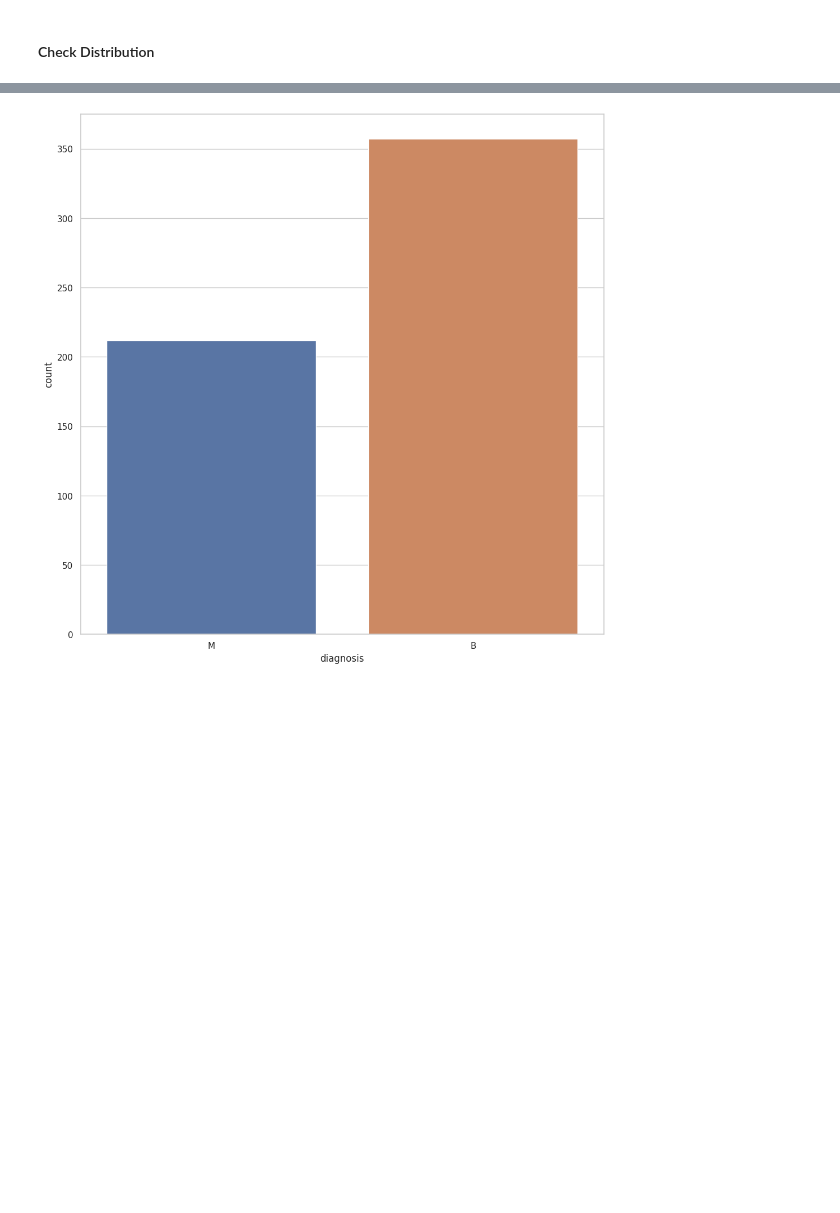
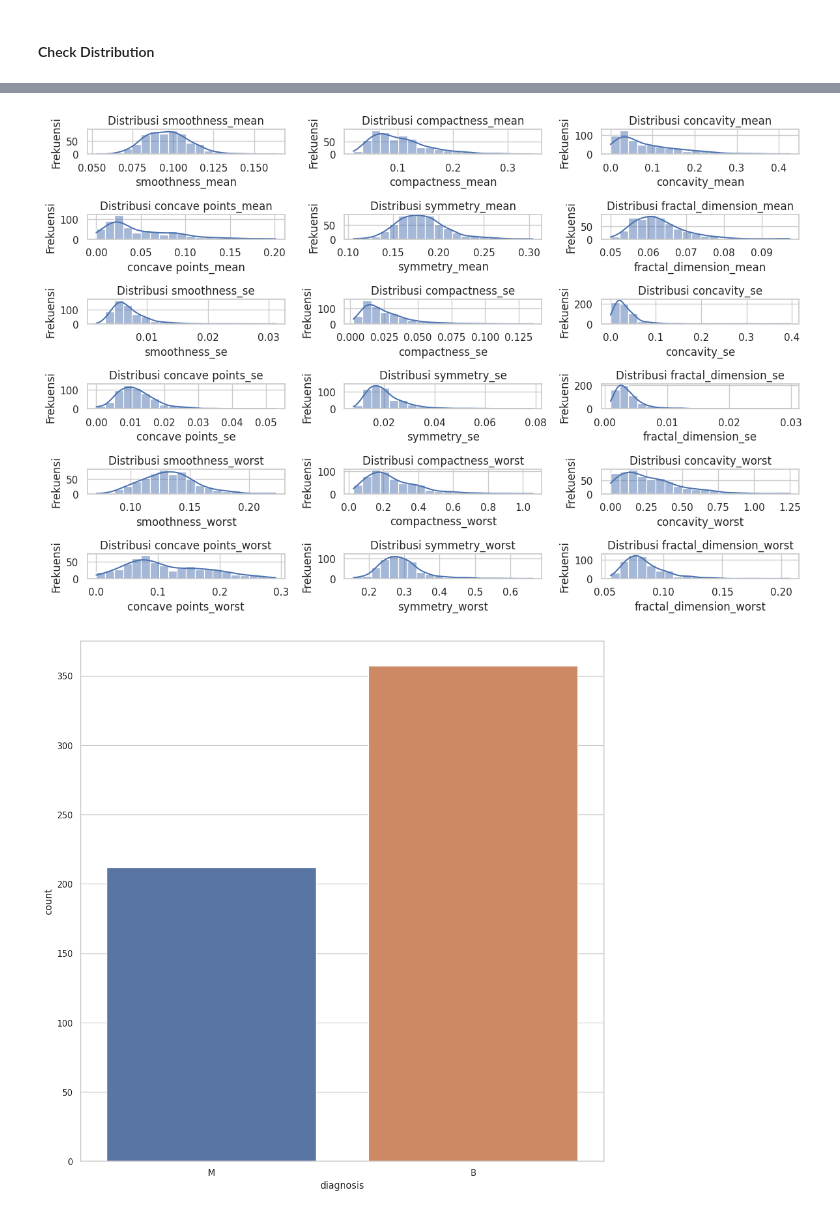
Before and after one commit to rizalarb/portfolio, a Jupyter notebook: M5_ml_cancer.ipynb, the cells around one changed output, grey strips where cells are left out. Cells and saved outputs as stored; diff of their text form; code cells hidden in the pictures; blank space fills up the shorter version.

```diff
--- a/M5_ml_cancer.ipynb
+++ b/M5_ml_cancer.ipynb
@@ -146,2 +171,20 @@ plt.show()
+# %%
+
+# Mengambil sampel beberapa kolom yang ingin dilihat distribusinya
+kolom_distribusi = df[list(df.columns[1:])]
+
+# Plot distribusi data menggunakan Seaborn
+plt.figure(figsize=(12, 8))
+for i, col in enumerate(kolom_distribusi.columns):
+    plt.subplot(6, 3, i+1)  # Membuat tabel subplot 6 baris, 3kolom
+    sns.histplot(kolom_distribusi[col], bins=20, kde=True)  # Menampilkan histogram dan KDE plot
+    plt.title(f'Distribusi {col}')
+    plt.xlabel(col)
+    plt.ylabel('Frekuensi')
+
+plt.tight_layout()
+plt.show()
+# %% [output]
+[figure, added]
 # %%
 # Menghitung jumlah True)iment untuk tiap kategori
```
Also changed, not shown: parts of 20 cells of this notebook.
